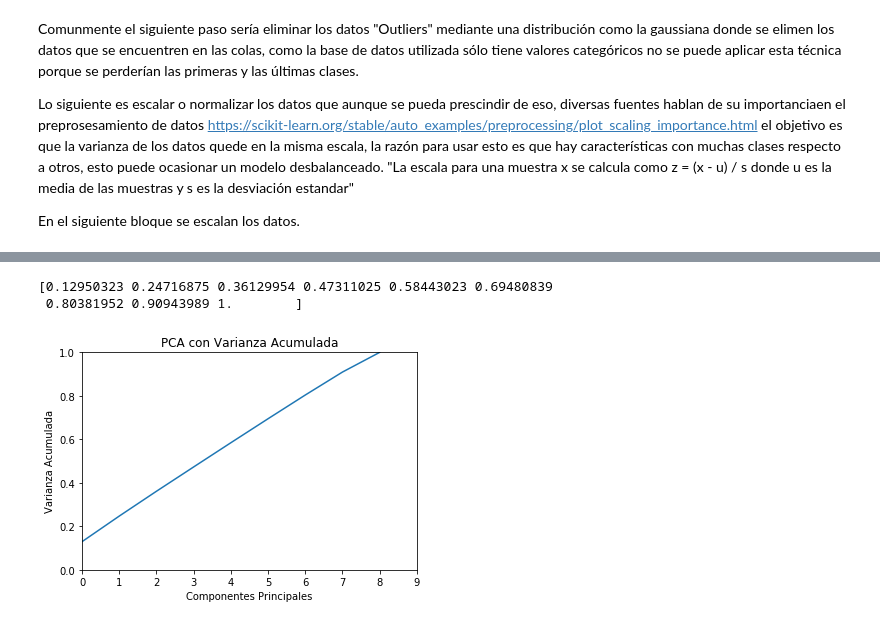
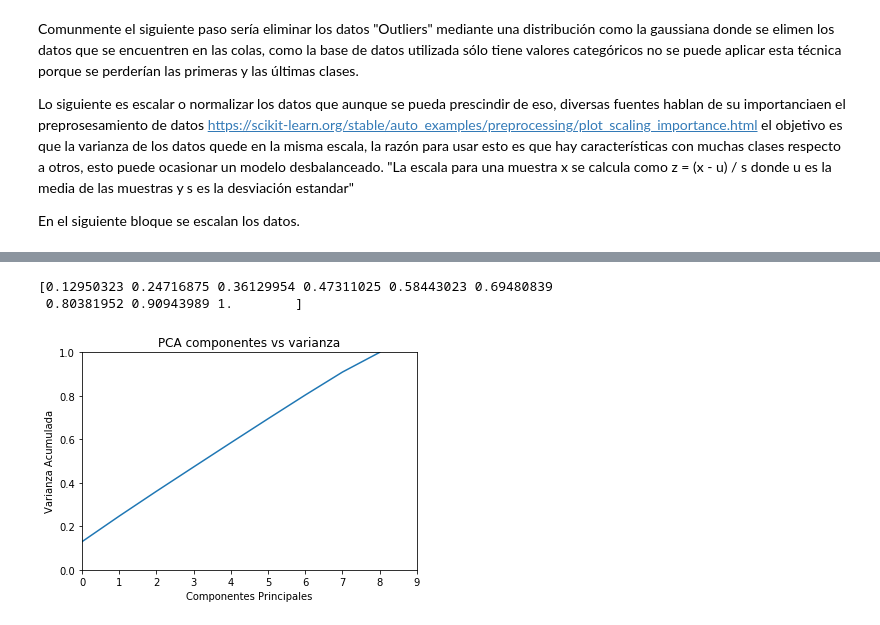
Before and after one commit to Dfriveraa/Accident-predictor, a Jupyter notebook: Main.ipynb, the cells around one changed output, grey strips where cells are left out. Cells and saved outputs as stored; diff of their text form; code cells hidden in the pictures.

```diff
--- a/Main.ipynb
+++ b/Main.ipynb
@@ -106,21 +138,21 @@ print(principalComponents.shape)
 # %%
 #Varianza acumulada
 fil, col = x.shape
 from matplotlib import pyplot
 import numpy as np
 ALL_PCA = PCA(col, random_state=None,
                  svd_solver='auto', tol=0.0, whiten=False).fit(x)
 ALL_Componentes = np.cumsum(ALL_PCA.explained_variance_ratio_)
 print(ALL_Componentes)
 
 pyplot.plot(np.arange(len(ALL_Componentes)), ALL_Componentes)
 pyplot.xlabel('Componentes Principales')
 pyplot.ylabel('Varianza Acumulada')
-pyplot.title('PCA con Varianza Acumulada')
+pyplot.title('PCA componentes vs varianza')
 pyplot.xlim(0, len(ALL_Componentes))
 pyplot.ylim(0, 1)
 pyplot.show()
 # %% [output]
 [0.12950323 0.24716875 0.36129954 0.47311025 0.58443023 0.69480839
  0.80381952 0.90943989 1.        ]
-[figure, old version]
+[figure, new version]
```
Also changed, not shown: parts of 13 cells of this notebook.
